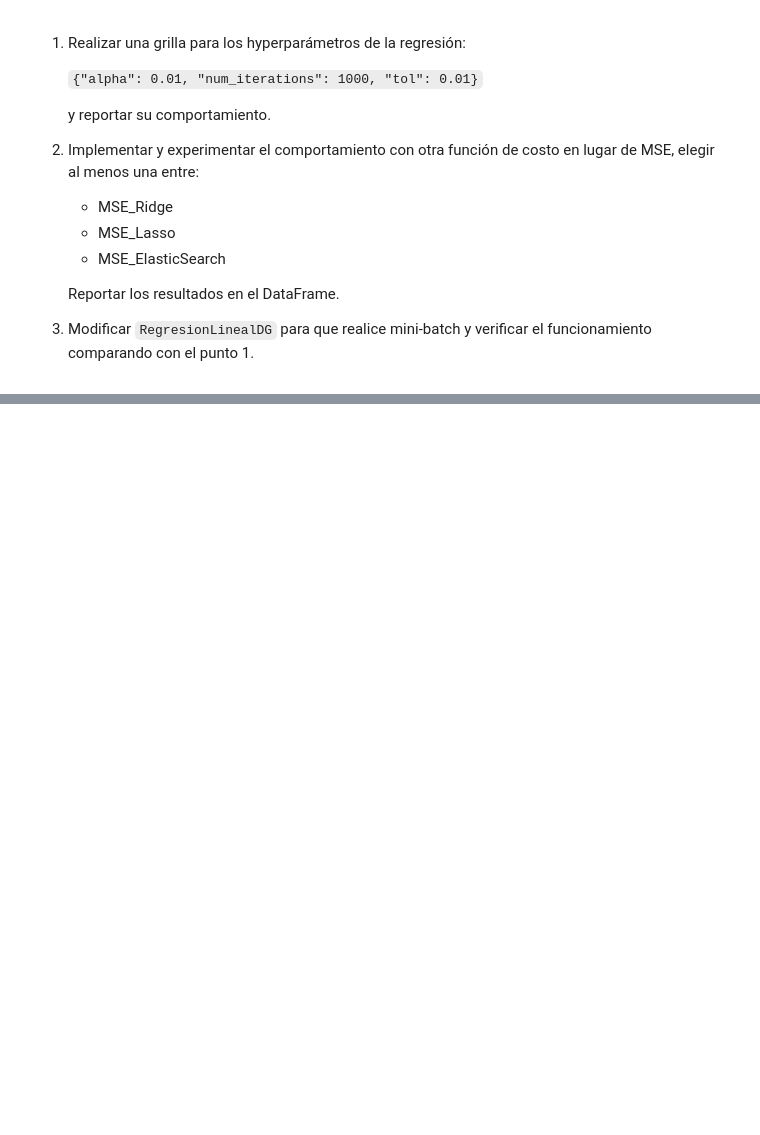
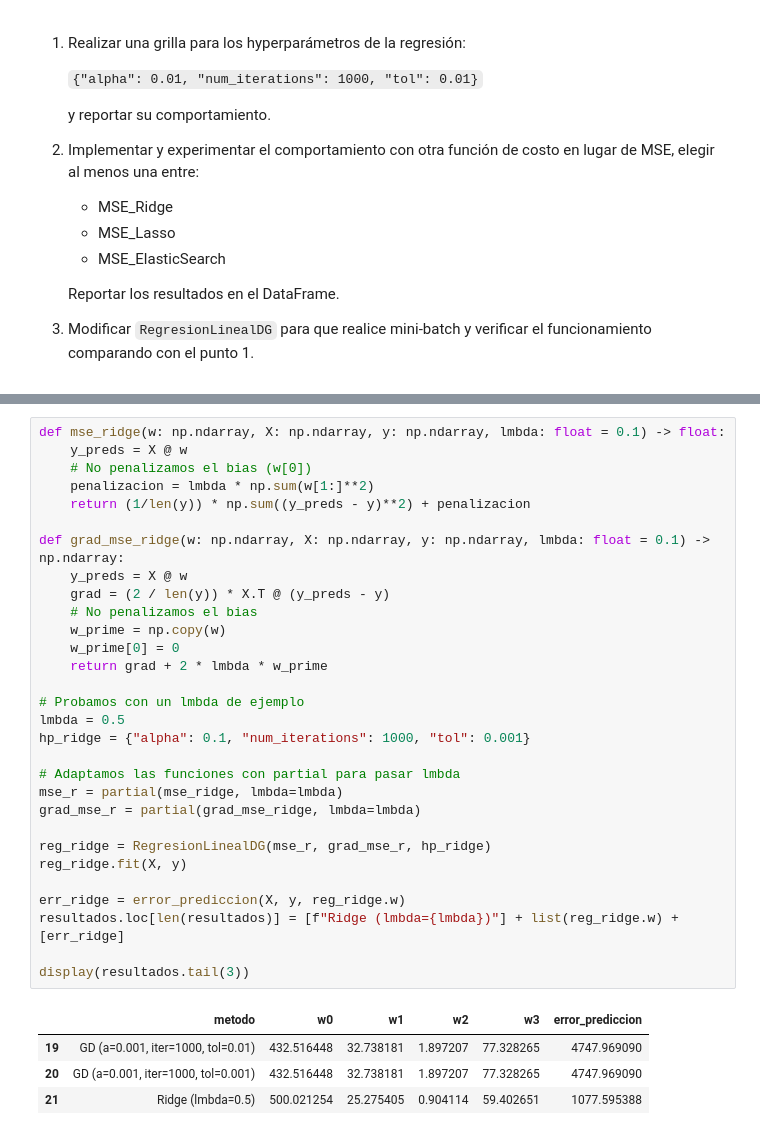
Before and after one commit to tusar-verma/Machine-learning-2c2026, a Jupyter notebook: notebooks/notebook_08_descenso_gradiente-published.ipynb, the cells around one changed output, grey strips where cells are left out. Saved outputs shown, nothing was run; the diff lists cells and outputs as text; blank space fills up the shorter version.

```diff
--- a/notebooks/notebook_08_descenso_gradiente-published.ipynb
+++ b/notebooks/notebook_08_descenso_gradiente-published.ipynb
@@ -190,0 +260,35 @@ resultados
+# %%
+def mse_ridge(w: np.ndarray, X: np.ndarray, y: np.ndarray, lmbda: float = 0.1) -> float:
+    y_preds = X @ w
+    # No penalizamos el bias (w[0])
+    penalizacion = lmbda * np.sum(w[1:]**2)
+    return (1/len(y)) * np.sum((y_preds - y)**2) + penalizacion
+
+def grad_mse_ridge(w: np.ndarray, X: np.ndarray, y: np.ndarray, lmbda: float = 0.1) -> np.ndarray:
+    y_preds = X @ w
+    grad = (2 / len(y)) * X.T @ (y_preds - y)
+    # No penalizamos el bias
+    w_prime = np.copy(w)
+    w_prime[0] = 0
+    return grad + 2 * lmbda * w_prime
+
+# Probamos con un lmbda de ejemplo
+lmbda = 0.5
+hp_ridge = {"alpha": 0.1, "num_iterations": 1000, "tol": 0.001}
+
+# Adaptamos las funciones con partial para pasar lmbda
+mse_r = partial(mse_ridge, lmbda=lmbda)
+grad_mse_r = partial(grad_mse_ridge, lmbda=lmbda)
+
+reg_ridge = RegresionLinealDG(mse_r, grad_mse_r, hp_ridge)
+reg_ridge.fit(X, y)
+
+err_ridge = error_prediccion(X, y, reg_ridge.w)
+resultados.loc[len(resultados)] = [f"Ridge (lmbda={lmbda})"] + list(reg_ridge.w) + [err_ridge]
+
+display(resultados.tail(3))
+# %% [output]
+|  | metodo | w0 | w1 | w2 | w3 | error_prediccion |
+| 19 | GD (a=0.001, iter=1000, tol=0.01) | 432.516448 | 32.738181 | 1.897207 | 77.328265 | 4747.969090 |
+| 20 | GD (a=0.001, iter=1000, tol=0.001) | 432.516448 | 32.738181 | 1.897207 | 77.328265 | 4747.969090 |
+| 21 | Ridge (lmbda=0.5) | 500.021254 | 25.275405 | 0.904114 | 59.402651 | 1077.595388 |
```
Also changed, not shown: parts of 9 cells of this notebook.
